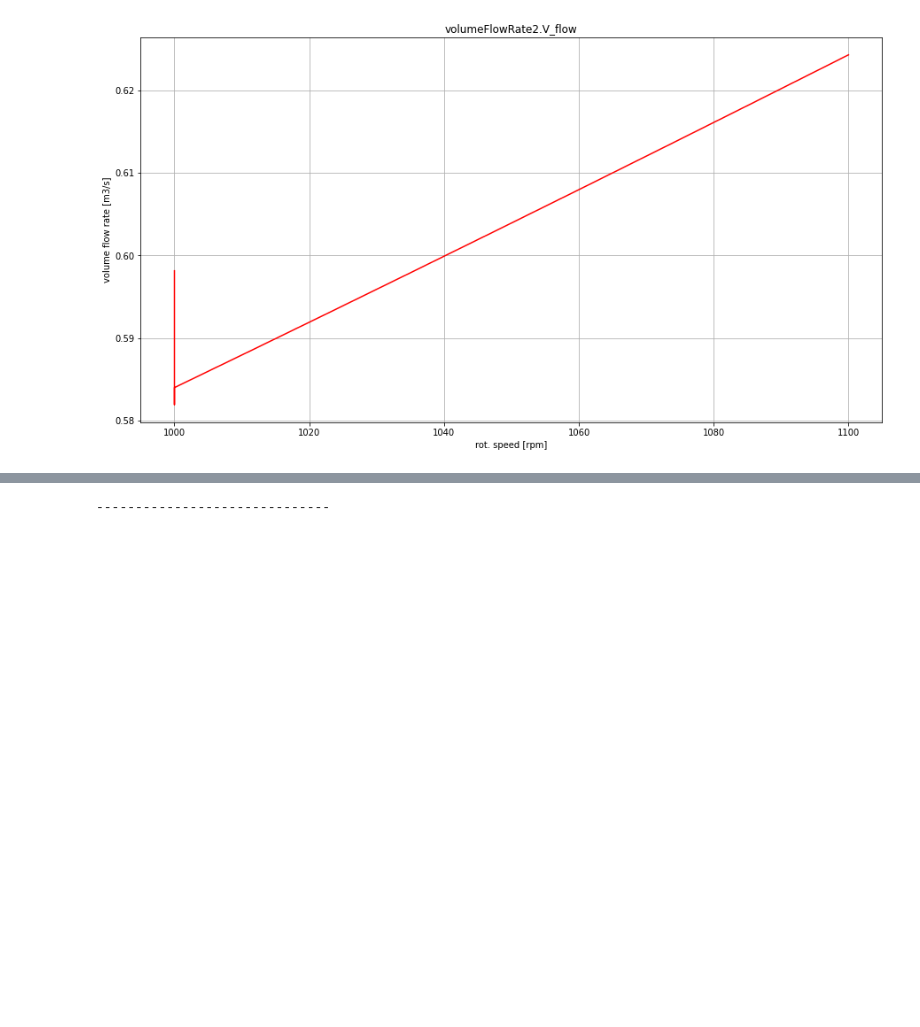
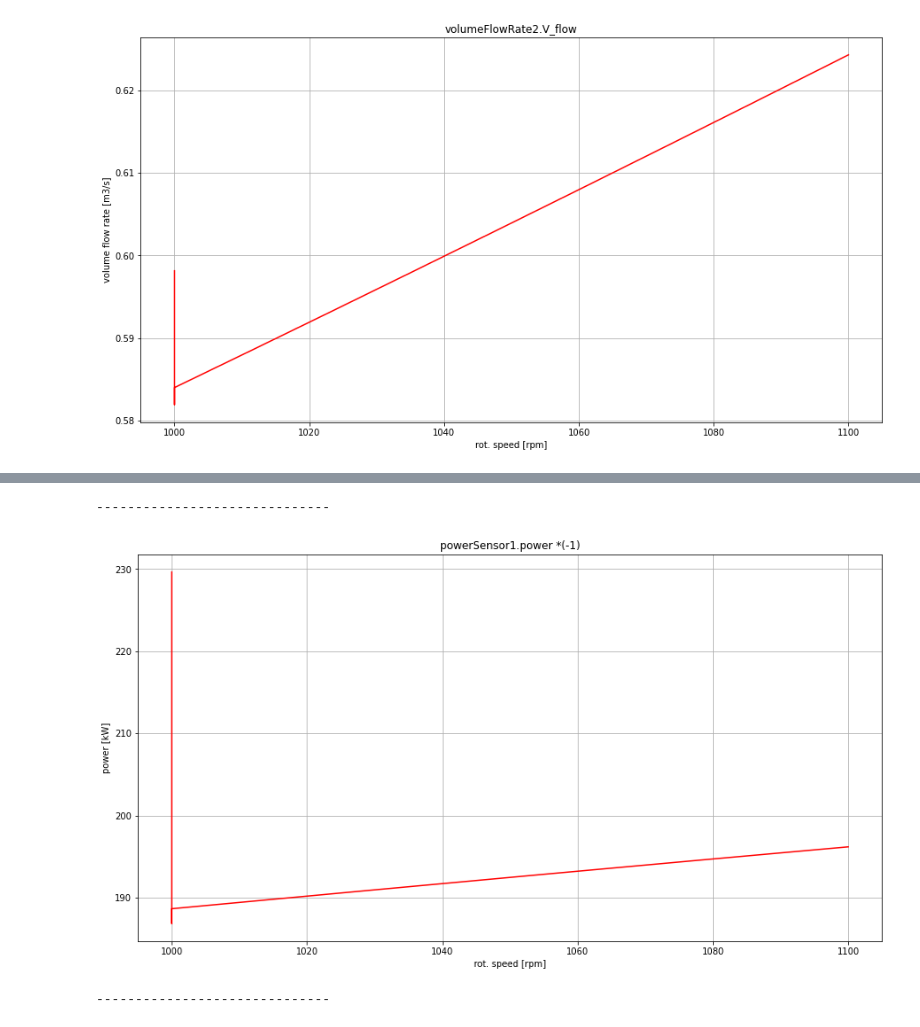
Before and after one commit to zeta-plusplus/ipynbs4OMPython, a Jupyter notebook: WalkingInWorldOfThermoFluid/Trivial.HydroTurbine_byPump_ex02_rev001.ipynb, the cells around one changed output, grey strips where cells are left out. Saved outputs shown, nothing was run; the diff lists cells and outputs as text; code cells hidden in the pictures; blank space fills up the shorter version.

```diff
--- a/WalkingInWorldOfThermoFluid/Trivial.HydroTurbine_byPump_ex02_rev001.ipynb
+++ b/WalkingInWorldOfThermoFluid/Trivial.HydroTurbine_byPump_ex02_rev001.ipynb
@@ -857,3 +1006,25 @@ print('------------------------------')
+# %%
+i_df=1
+xlabel='rot. speed [rpm]'
+ylabel='power [kW]'
+
+varName="trb.N"
+var1= df[i_df].loc[:,varName]
+
+varName="powerSensor1.power"
+var2= df[i_df].loc[:,varName]/(-1.0*1000.0)
+
+fig.append(plt.figure(figsize=(15,8)))
+plt.xlabel(xlabel)
+plt.ylabel(ylabel)
+plt.title(varName + ' *(-1)')
+plt.plot(var1, var2, color='red')
+
+plt.grid()
+print('------------------------------')
+# %% [output]
+------------------------------
+[figure, added]
 # %%
 i_df=1
 xlabel='rot. speed [rpm]'
```
Also changed, not shown: parts of 6 cells of this notebook.
